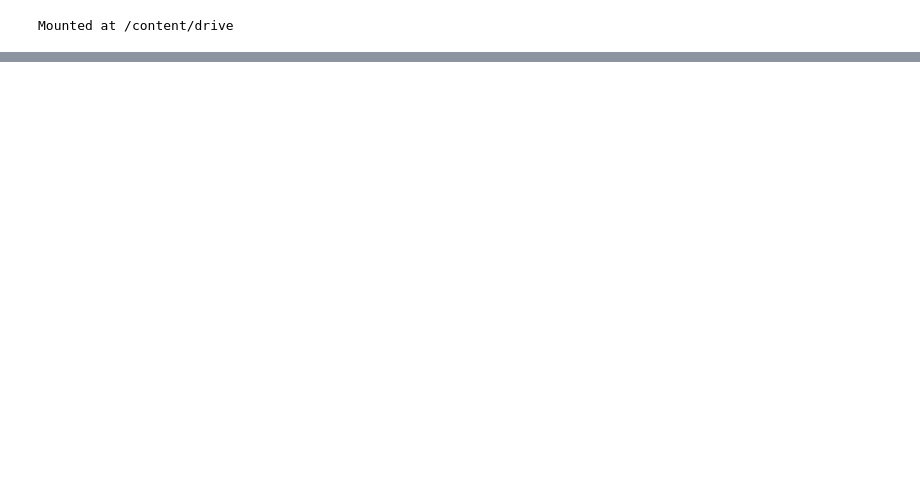
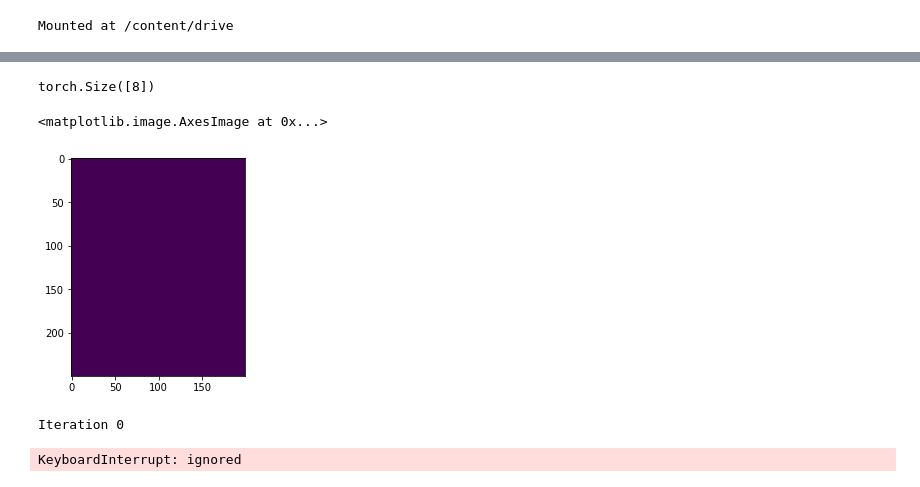
Before and after one commit to NicholasSperry/RetinaSmartCamera, a Jupyter notebook: notebooks/RetinaEncoder.ipynb, the cells around one changed output, grey strips where cells are left out. Cells and saved outputs as stored; diff of their text form; code cells hidden in the pictures; blank space fills up the shorter version.

```diff
--- a/notebooks/RetinaEncoder.ipynb
+++ b/notebooks/RetinaEncoder.ipynb
@@ -83,0 +293,24 @@ class RetinaEncoder(nn.Module):
+# %%
+len(dataloader['train'])
+in_images[1].shape
+# %% [output]
+torch.Size([8])
+# %%
+R = ru.Retina()
+
+x = 1920/2
+y = 1080/2
+fixation = (y,x)
+
+R.loadLoc(data_dir+'ret50k_loc.pkl')
+R.loadCoeff(data_dir+'ret50k_coeff.pkl')
+R.prepare((1920,1080,3), fixation)
+# %%
+test_image = images[0]
+im = test_image[0]
+im = im.view(1920,1080,3)
+V_test =R.sample(im,(1080, 1920))
+plt.imshow(np.reshape(V_test[:,2], (250, 200)))
+# %% [output]
+<matplotlib.image.AxesImage at 0x...>
+[figure, added]
@@ -83,0 +344,5 @@ class RetinaEncoder(nn.Module):
+# %%
+g = load_img_vectors(dataloader)
+# %% [output]
+Iteration 0
+KeyboardInterrupt: ignored
```
Also changed, not shown: parts of 22 cells of this notebook, 14 other files.
